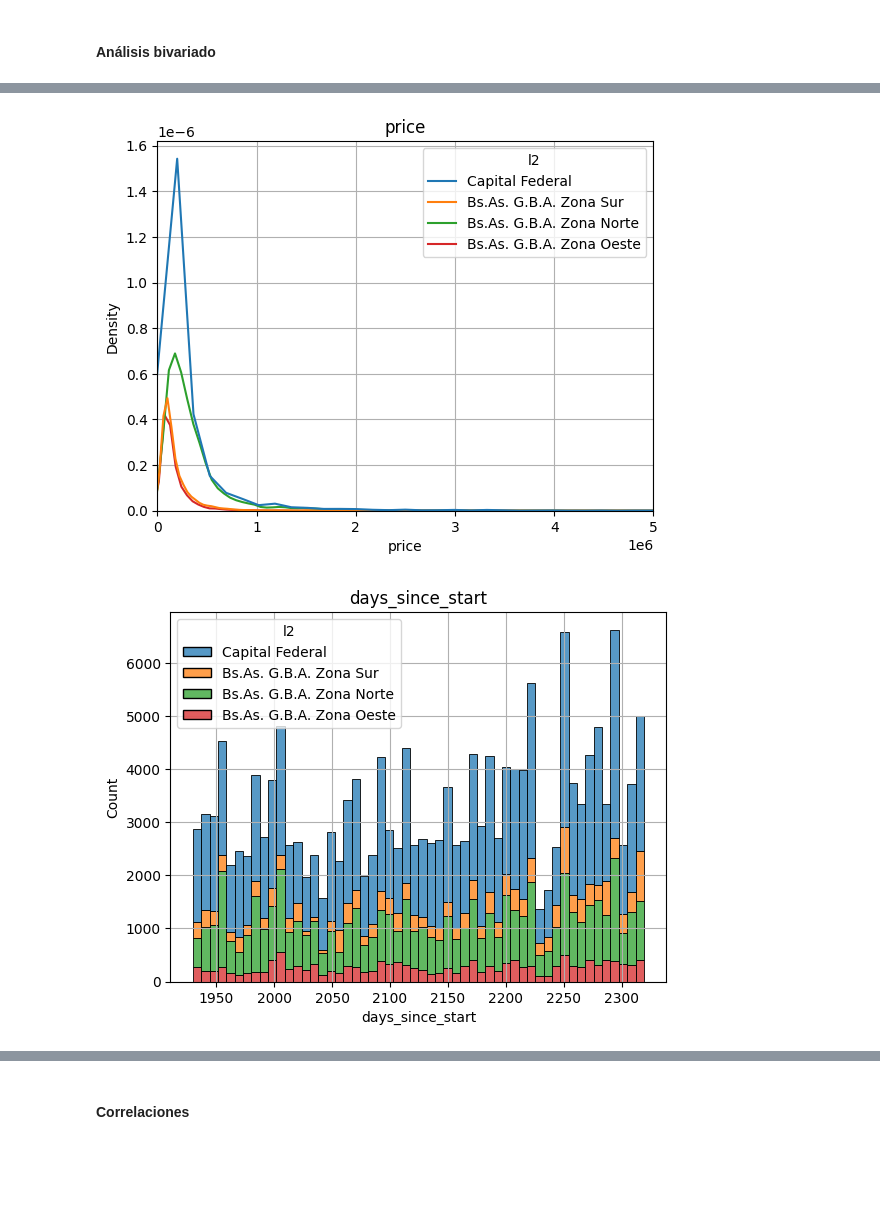
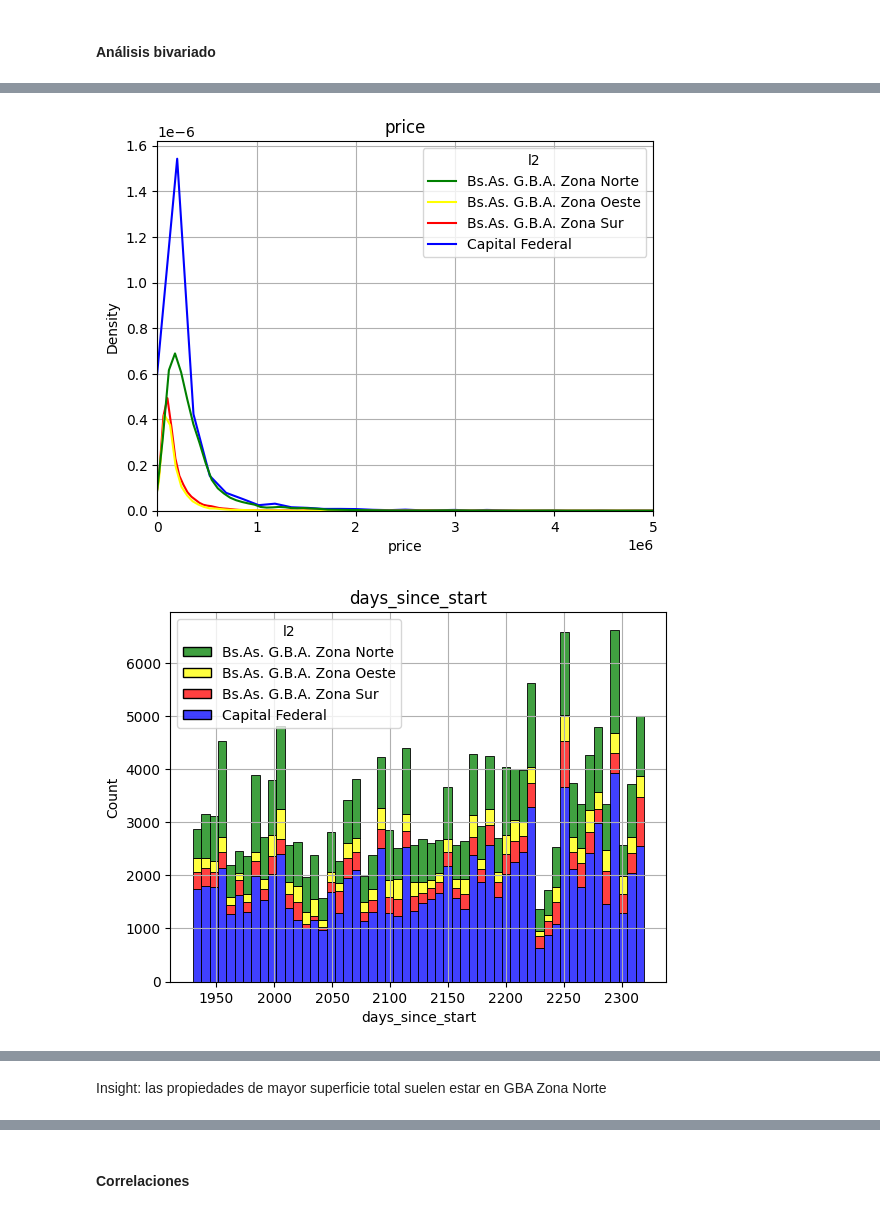
Before and after one commit to alejo-cuello/proyecto-final-bootcamp-ds-mlops, a Jupyter notebook: notebooks/01-eda.ipynb, the cells around one changed output, grey strips where cells are left out. Cells and saved outputs as stored; diff of their text form; code cells hidden in the pictures; blank space fills up the shorter version.

```diff
--- a/notebooks/01-eda.ipynb
+++ b/notebooks/01-eda.ipynb
@@ -213,3 +215,8 @@ data_preprocessed.drop(columns=["days_since_creation","end_date","start_date","c
+# %%
+categoric_cols = data_preprocessed.select_dtypes(["object"]).columns
+for col in categoric_cols:
+    if not col in ["start_date", "end_date", "created_on"]:
+        data_preprocessed[col] = data_preprocessed[col].astype('category')
 # %% [markdown]
 ### Revisión de duplicados
 # %% [markdown]
@@ -489,7 +489,7 @@ Index(['lat', 'lon', 'l2', 'rooms', 'bedrooms', 'bathrooms', 'surface_total',
       dtype='object')
 # %%
 numeric_cols = data_preprocessed.select_dtypes(np.number).columns
-categoric_cols = data_preprocessed.select_dtypes(["category","object"]).columns
+categoric_cols = data_preprocessed.select_dtypes(["category"]).columns
 # %% [markdown]
 ### Exploración sin quitar outliers
 # %%
@@ -670,6 +670,31 @@ data_preprocessed[(data_preprocessed["surface_total"] - data_preprocessed["surfa
 data_preprocessed = data_preprocessed[(data_preprocessed["surface_total"] - data_preprocessed["surface_covered"]) > -10]
 # %% [markdown]
 ### Exploración de outliers de variables categóricas
+# %%
+colors_by_column = {
+    "l2": {
+        "Capital Federal": "blue",
+        "Bs.As. G.B.A. Zona Sur": "red",
+        "Bs.As. G.B.A. Zona Norte": "green",
+        "Bs.As. G.B.A. Zona Oeste": "yellow"
+    },
+    "property_type": {
+        "Departamento": "red",
+        "Casa": "yellow",
+        "PH": "orange",
+        "Otro": "gray",
+        "Oficina": "blue",
+        "Depósito": "lightblue",
+        "Local comercial": "purple",
+        "Lote": "green",
+        "Cochera": "black",
+        "Casa de campo": "lightgreen"
+    },
+    "available_publication": {
+        True: "green",
+        False: "red"
+    }
+}
 # %%
 for col in categoric_cols:
     sns.countplot(data=data_preprocessed, x=col)
@@ -806,11 +837,11 @@ for col in columns_max_values:
 # %%
 for col in numeric_cols:
     if col in ["rooms","bedrooms","bathrooms"]:
-        sns.countplot(data=data_preprocessed, x=col, hue="l2")
+        sns.countplot(data=data_preprocessed, x=col, hue="l2", palette=colors_by_column["l2"])
     elif col in ["days_since_start","days_since_end"]:
-        sns.histplot(data=data_preprocessed, x=col, hue="l2", multiple="stack")
+        sns.histplot(data=data_preprocessed, x=col, hue="l2", palette=colors_by_column["l2"], multiple="stack")
     else:
-        sns.kdeplot(data=data_preprocessed, x=col, hue="l2")
+        sns.kdeplot(data=data_preprocessed, x=col, hue="l2", palette=colors_by_column["l2"])
 
     if col in columns_max_values.keys():
         plt.xlim(0, columns_max_values[col])
@@ -829,2 +860,2 @@ for col in numeric_cols:
-[figure, old version]
+[figure, new version]
-[figure, old version]
+[figure, new version]
@@ -832,0 +864,2 @@ for col in numeric_cols:
+# %% [markdown]
+Insight: las propiedades de mayor superficie total suelen estar en GBA Zona Norte
```
Also changed, not shown: parts of 26 cells of this notebook.
